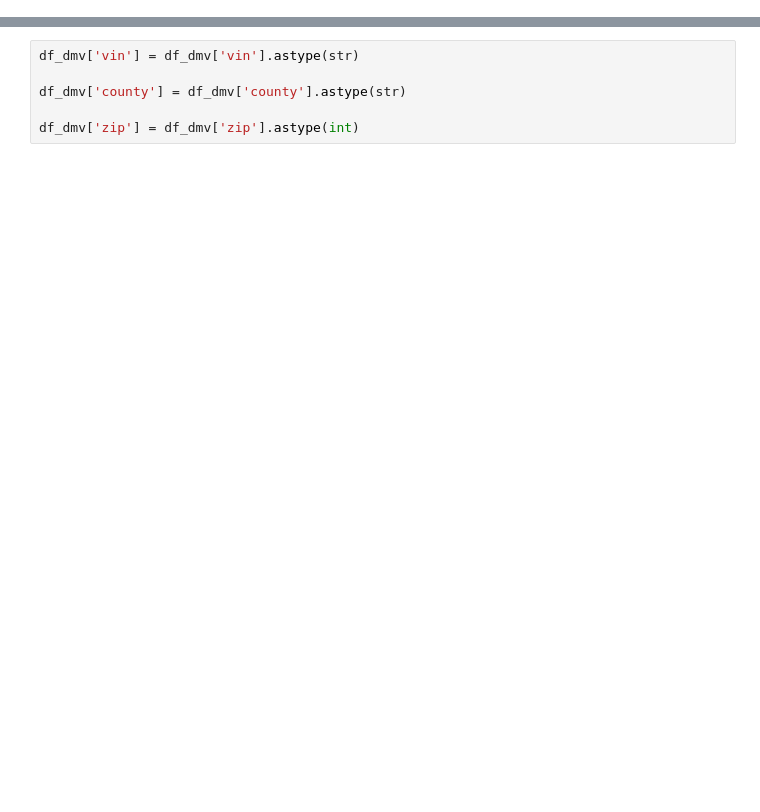
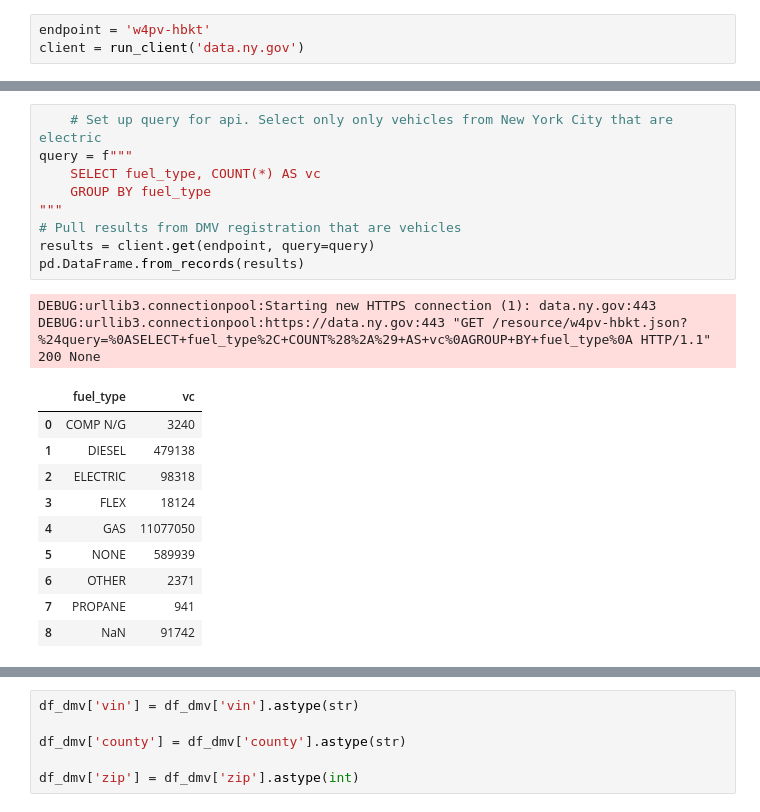
Before and after one commit to ct-spec-res/ev-load-forecast-nyc, a Jupyter notebook: src/vehicle-characteristics/nys-dmv.ipynb, the cells around one changed output, grey strips where cells are left out. Drawn from its saved outputs; the diff is of its cells as text; blank space fills up the shorter version.

```diff
--- a/src/vehicle-characteristics/nys-dmv.ipynb
+++ b/src/vehicle-characteristics/nys-dmv.ipynb
@@ -16,0 +20,3 @@ tqdm.pandas()
+# %%
+endpoint = 'w4pv-hbkt'
+client = run_client('data.ny.gov')
@@ -17,3 +25,25 @@ tqdm.pandas()
+# %%
+    # Set up query for api. Select only only vehicles from New York City that are electric
+query = f"""
+    SELECT fuel_type, COUNT(*) AS vc
+    GROUP BY fuel_type
+"""
+# Pull results from DMV registration that are vehicles
+results = client.get(endpoint, query=query)
+pd.DataFrame.from_records(results)
+# %% [output]
+DEBUG:urllib3.connectionpool:Starting new HTTPS connection (1): data.ny.gov:443
+DEBUG:urllib3.connectionpool:https://data.ny.gov:443 "GET /resource/w4pv-hbkt.json?%24query=%0ASELECT+fuel_type%2C+COUNT%28%2A%29+AS+vc%0AGROUP+BY+fuel_type%0A HTTP/1.1" 200 None
+|  | fuel_type | vc |
+| 0 | COMP N/G | 3240 |
+| 1 | DIESEL | 479138 |
+| 2 | ELECTRIC | 98318 |
+| 3 | FLEX | 18124 |
+| 4 | GAS | 11077050 |
+| 5 | NONE | 589939 |
+| 6 | OTHER | 2371 |
+| 7 | PROPANE | 941 |
+| 8 | NaN | 91742 |
 # %%
 def run_client(client_url):
     '''
```
Also changed, not shown: parts of 19 cells of this notebook.
